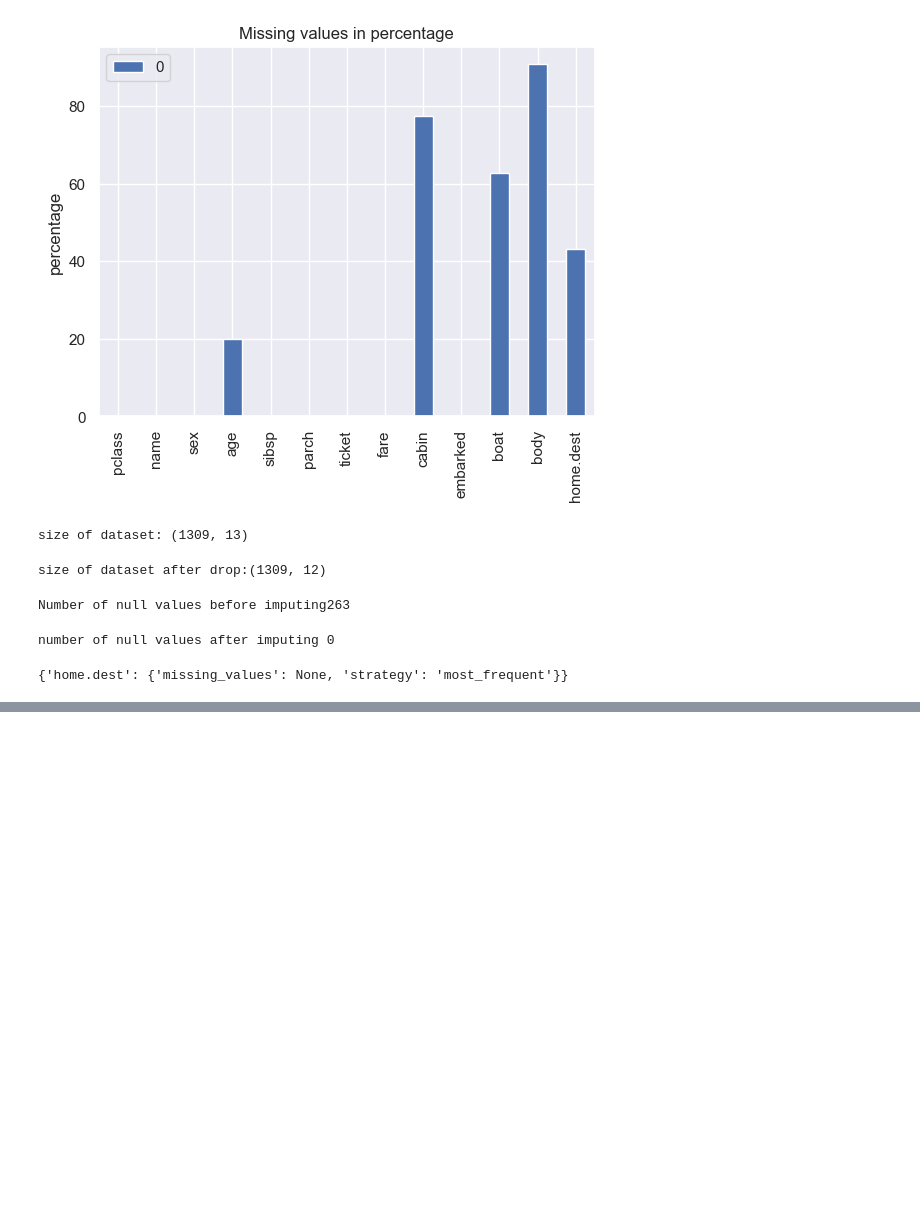
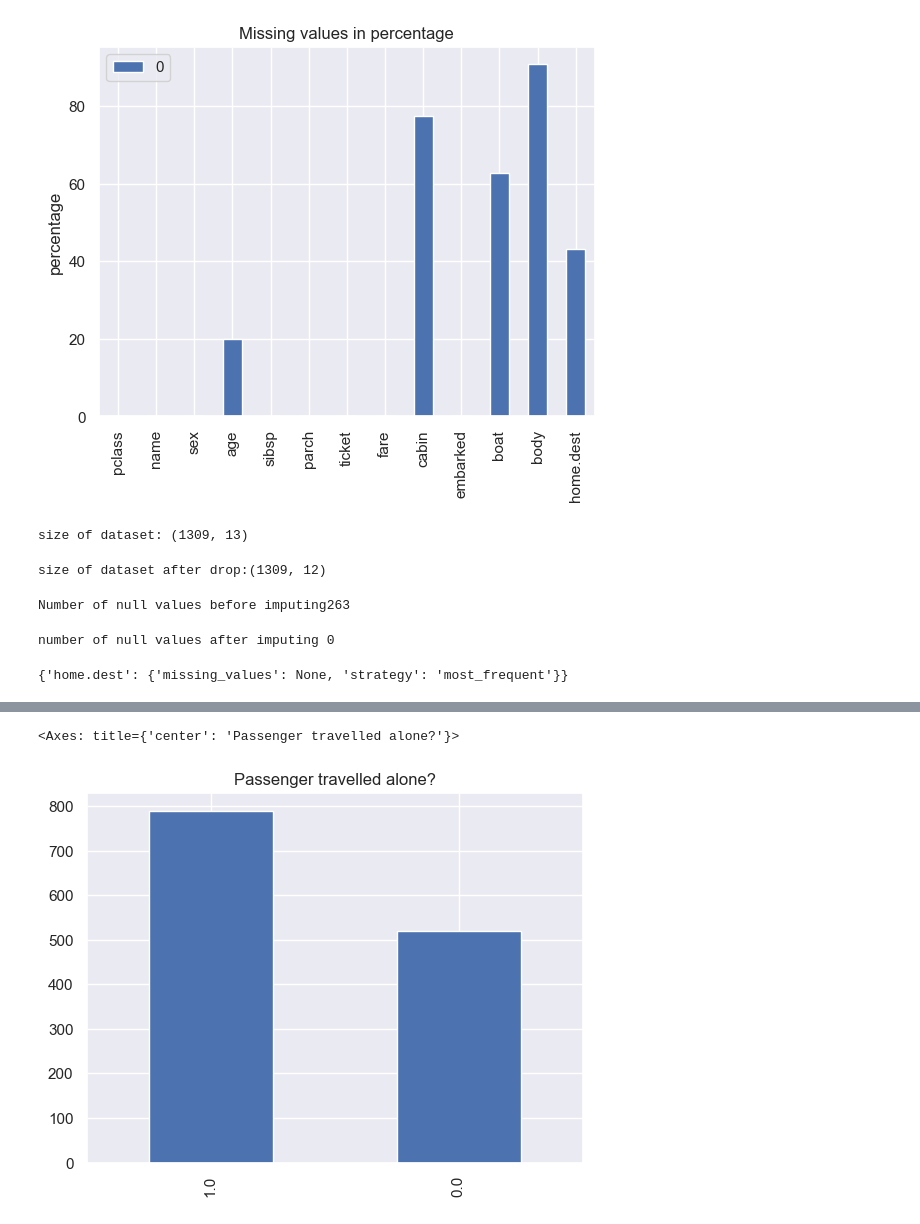
Before and after one commit to glitchgirl/ML-assign3-1, a Jupyter notebook: Video HW.ipynb, the cells around one changed output, grey strips where cells are left out. Drawn from its saved outputs; the diff is of its cells as text; code cells hidden in the pictures; blank space fills up the shorter version.

```diff
--- a/Video HW.ipynb
+++ b/Video HW.ipynb
@@ -202,0 +228,8 @@ for col, param in parameters.items():
+# %%
+df['family'] = df['sibsp'] + df['parch']
+df.loc[df['family']> 0, 'travelled_alone'] = 0
+df.loc[df['family']== 0, 'travelled_alone'] = 1
+df['travelled_alone'].value_counts().plot(title='Passenger travelled alone?', kind='bar')
+# %% [output]
+<Axes: title={'center': 'Passenger travelled alone?'}>
+[figure, added]
```
Also changed, not shown: parts of 11 cells of this notebook.
